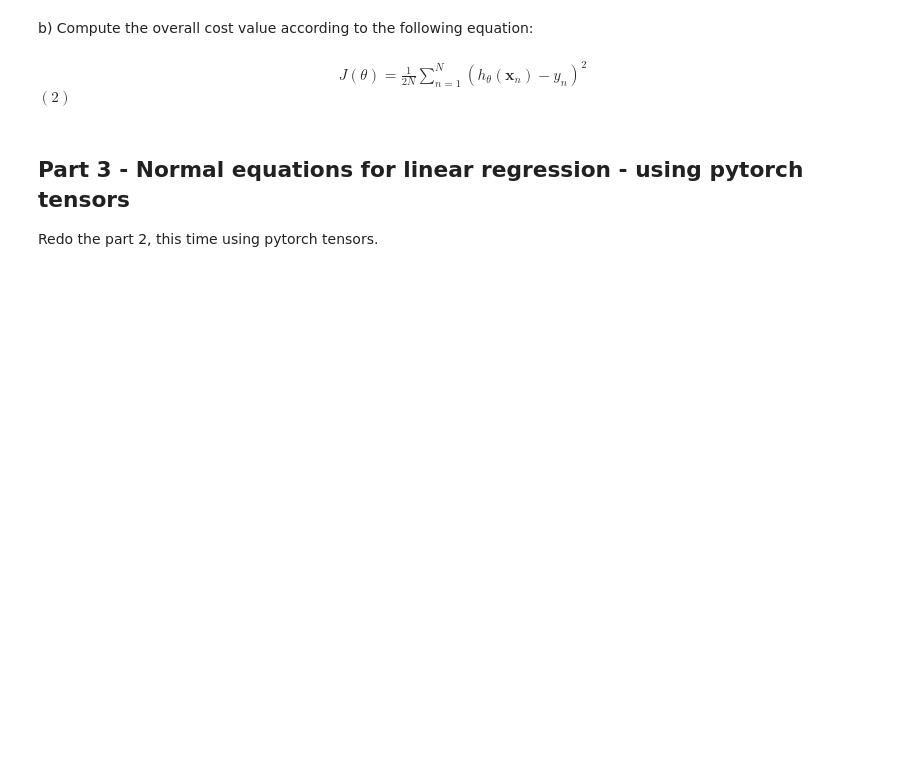
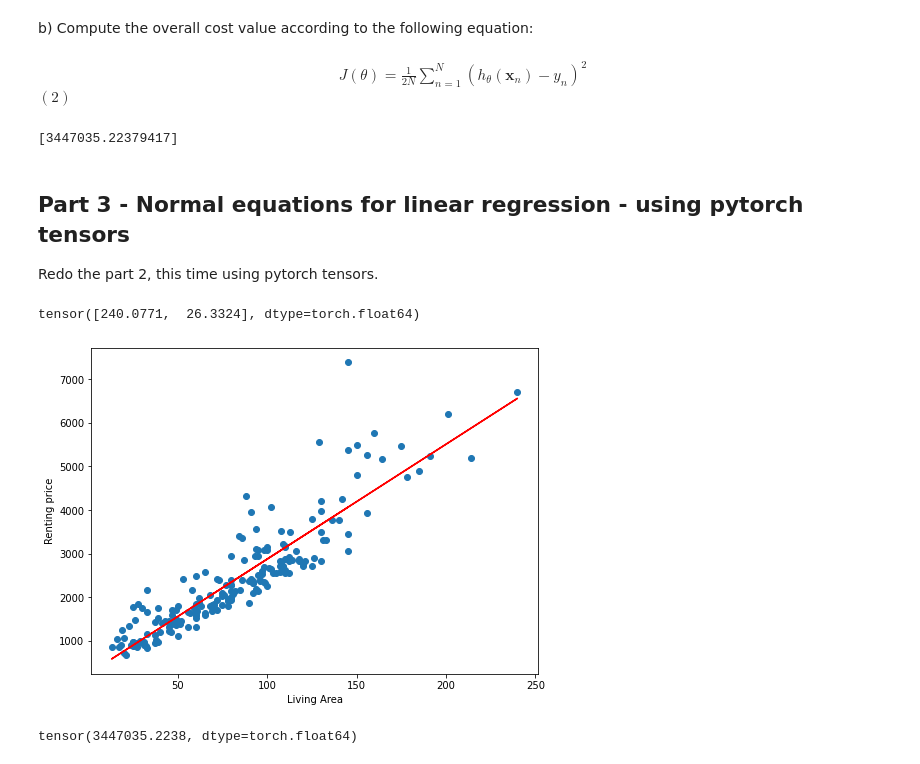
Before and after one commit to ghoulbel/deep-learning-exercises, a Jupyter notebook: Exercise1/ex4/linear-regression-stud.ipynb, the cells around one changed output. Drawn from its saved outputs; the diff is of its cells as text; code cells hidden in the pictures; blank space fills up the shorter version.

```diff
--- a/Exercise1/ex4/linear-regression-stud.ipynb
+++ b/Exercise1/ex4/linear-regression-stud.ipynb
@@ -92,9 +125,63 @@ b) Compute the overall cost value according to the following equation:
 <div><div style="display: table-cell; width: 100%;"><center>$J(\theta) = \frac{1}{2N} \sum_{n=1}^{N} (h_{\theta}(\mathbf{x}_{n}) - y_{n})^{2}$</center></div><div style="display: table-cell; width: 100%;">$(2)$</div></div>
 # %%
 # Your code here
+
+cost = 0
+for iterator in living_area:
+    cost += linReg(iterator) ** 2
+
+cost = cost / (np.shape(living_area)[0] * 2)
+
+print(cost)
+# %% [output]
+[3447035.22379417]
 # %% [markdown]
 ## Part 3 - Normal equations for linear regression - using pytorch tensors
 
 Redo the part 2, this time using pytorch tensors.
 # %%
 # Your code here
+import torch
+
+# Load data again just to be sure that they have the original data type and structure
+rent_price = dataset.rent_price.values
+living_area = dataset.living_area.values
+
+# Transform data to an Nx1 tensor
+living_area_tensor = torch.tensor(living_area, dtype=float)
+rent_price_tensor = torch.tensor(rent_price, dtype=float)
+
+# Generate the x and y tensors
+xVec_tensor = torch.zeros((living_area_tensor.size(dim=0), 2), dtype=float)
+xVec_tensor[:,0] = torch.ones( living_area_tensor.shape )
+xVec_tensor[:,1] = living_area_tensor
+
+yVec_tensor = rent_price_tensor
+
+# Calculate theta
+zwRes1_tensor = torch.mm( torch.t( xVec_tensor ), xVec_tensor )
+zwRes2_tensor = torch.mm( torch.inverse( zwRes1_tensor ) , torch.t( xVec_tensor ) )
+theta_tensor = torch.matmul(zwRes2_tensor, yVec_tensor)
+
+print(theta_tensor)
+
+linReg_tensor = lambda x: theta_tensor[1] * x + theta_tensor[0]
+
+plt.figure(6, figsize=(8, 6))
+plt.scatter(living_area_tensor, rent_price_tensor)
+plt.xlabel("Living Area")
+plt.ylabel("Renting price")
+plt.plot(living_area_tensor, linReg_tensor(living_area_tensor), 'r' )
+plt.show()
+
+cost = 0
+for iterator in living_area_tensor:
+    cost += linReg_tensor(iterator) ** 2
+
+cost = cost / (living_area_tensor.size(dim=0) * 2)
+
+print(cost)
+# %% [output]
+tensor([240.0771,  26.3324], dtype=torch.float64)
+[figure, added]
+tensor(3447035.2238, dtype=torch.float64)
```
Also changed, not shown: parts of 1 cell of this notebook.
